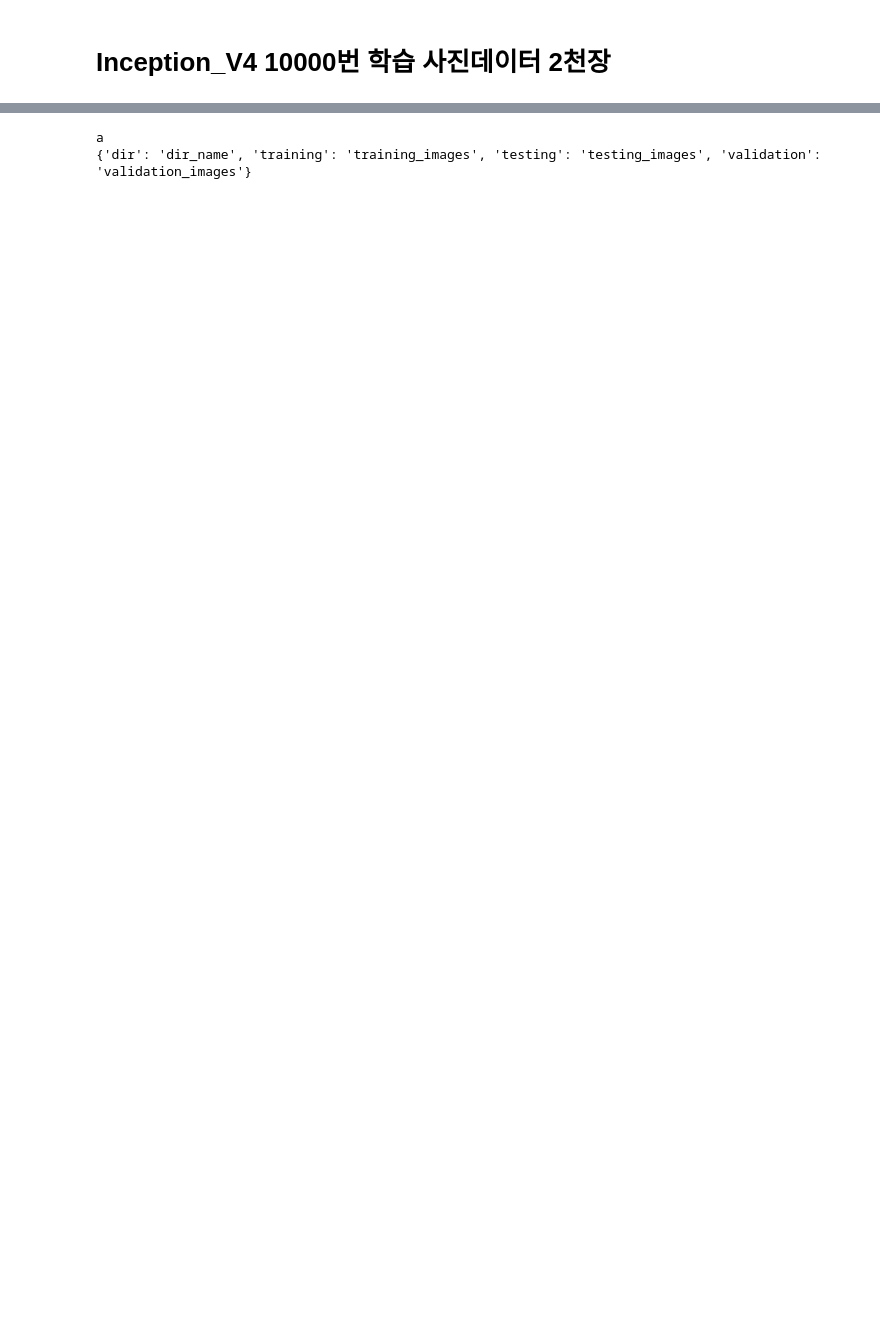
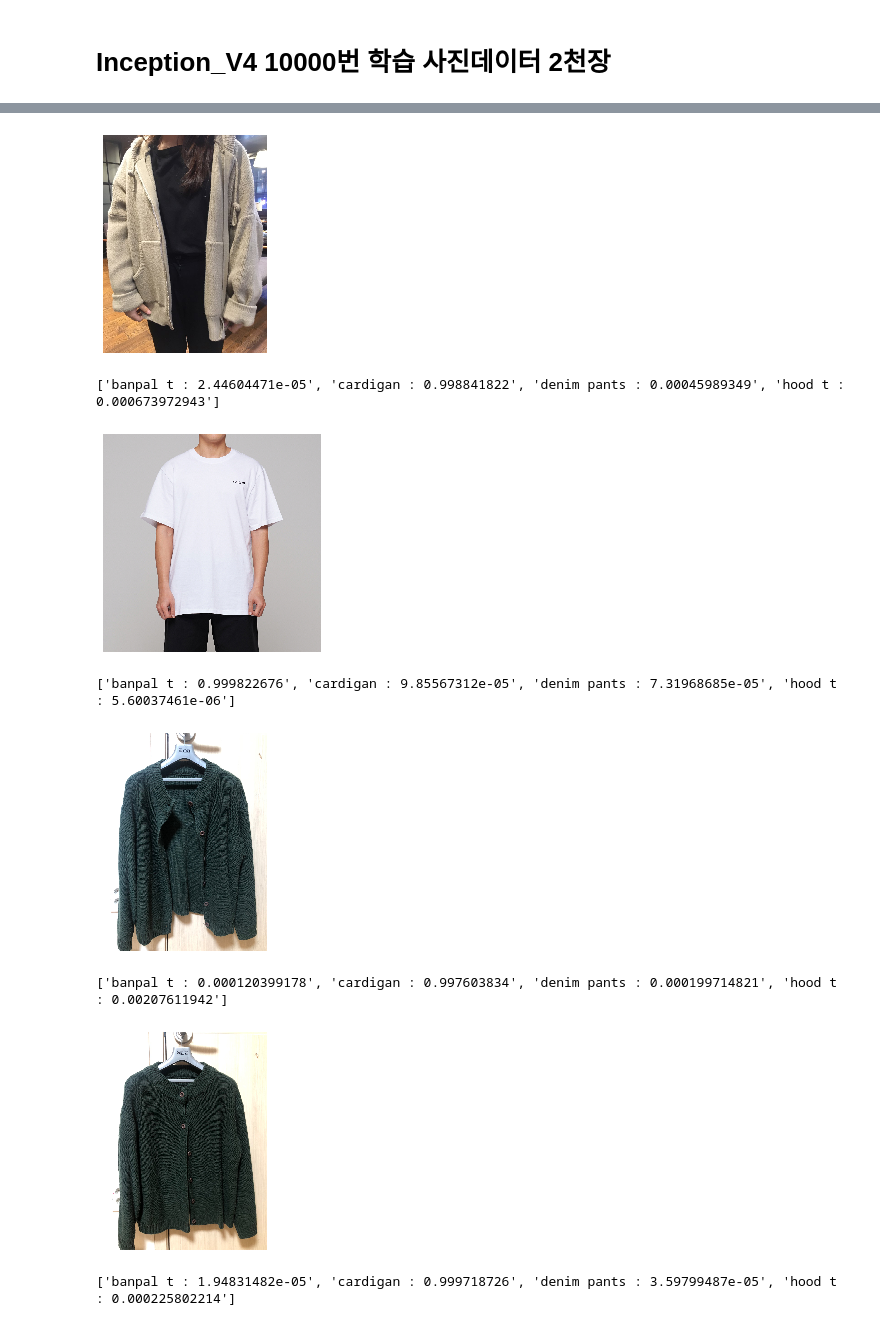
Before and after one commit to woosangchul/trash_project, a Jupyter notebook: report_to_DoBot.ipynb, the cells around one changed output, grey strips where cells are left out. Cells and saved outputs as stored; diff of their text form; code cells hidden in the pictures; blank space fills up the shorter version.

Commit message:
modify builder_serving_model

```diff
--- a/report_to_DoBot.ipynb
+++ b/report_to_DoBot.ipynb
@@ -10,7 +10,7 @@ import base64
 import json
 import requests
 
-url = 'http://localhost:8501/v1/models/inceptionV4:predict'
+url = 'http://192.168.2.100:8501/v1/models/inceptionV4:predict'
 return_image = []
 return_predict = []
 label = ['glass', 'plastic', 'can']
@@ -53,16 +53,40 @@ Clipping input data to the valid range for imshow with RGB data ([0..1] for floa
 ... (30 outputs left out)
-# %%
-result = {}
-result["a"] = {
-    'dir': 'dir_name',
-    'training': 'training_images',
-    'testing': 'testing_images',
-    'validation': 'validation_images'
-}
-
-for a, b in result.items():
-    print(a)
-    print(b)
-# %% [output]
-a
-{'dir': 'dir_name', 'training': 'training_images', 'testing': 'testing_images', 'validation': 'validation_images'}
+# %%
+from matplotlib import pyplot as plt
+from matplotlib.image import imread
+import numpy as np
+import json
+import requests
+import base64
+url = 'http://localhost:8501/v1/models/inceptionV4:predict'
+return_image = []
+return_predict = []
+label = ['banpal t', 'cardigan', 'denim pants', 'hood t']
+
+for i in range(1, 8, 1):
+    filename = str(i) + ".jpg"
+    image_s= open(filename, "rb").read()
+    encoded_input_string = base64.b64encode(image_s)
+    input_string = encoded_input_string.decode("utf-8")
+
+    instance = [{"images" : {"b64": input_string}}]
+    data = json.dumps({"signature_name": "predict_images", "instances": instance})
+    json_response = requests.post(url, data=data)
+    result = json_response.json()['predictions'][0]
+
+    c = [x + " : " + str(y) for x,y in zip(label, result)]
+
+    plt.figure()
+    plt.imshow(imread(filename))
+    plt.axis('off')
+    plt.show()
+    print(c)
+# %% [output]
+[figure, added]
+['banpal t : 2.44604471e-05', 'cardigan : 0.998841822', 'denim pants : 0.00045989349', 'hood t : 0.000673972943']
+[figure, added]
+['banpal t : 0.999822676', 'cardigan : 9.85567312e-05', 'denim pants : 7.31968685e-05', 'hood t : 5.60037461e-06']
+[figure, added]
+['banpal t : 0.000120399178', 'cardigan : 0.997603834', 'denim pants : 0.000199714821', 'hood t : 0.00207611942']
+[figure, added]
+['banpal t : 1.94831482e-05', 'cardigan : 0.999718726', 'denim pants : 3.59799487e-05', 'hood t : 0.000225802214']
```
Also changed, not shown: parts of 5 cells of this notebook, 2 other files.
